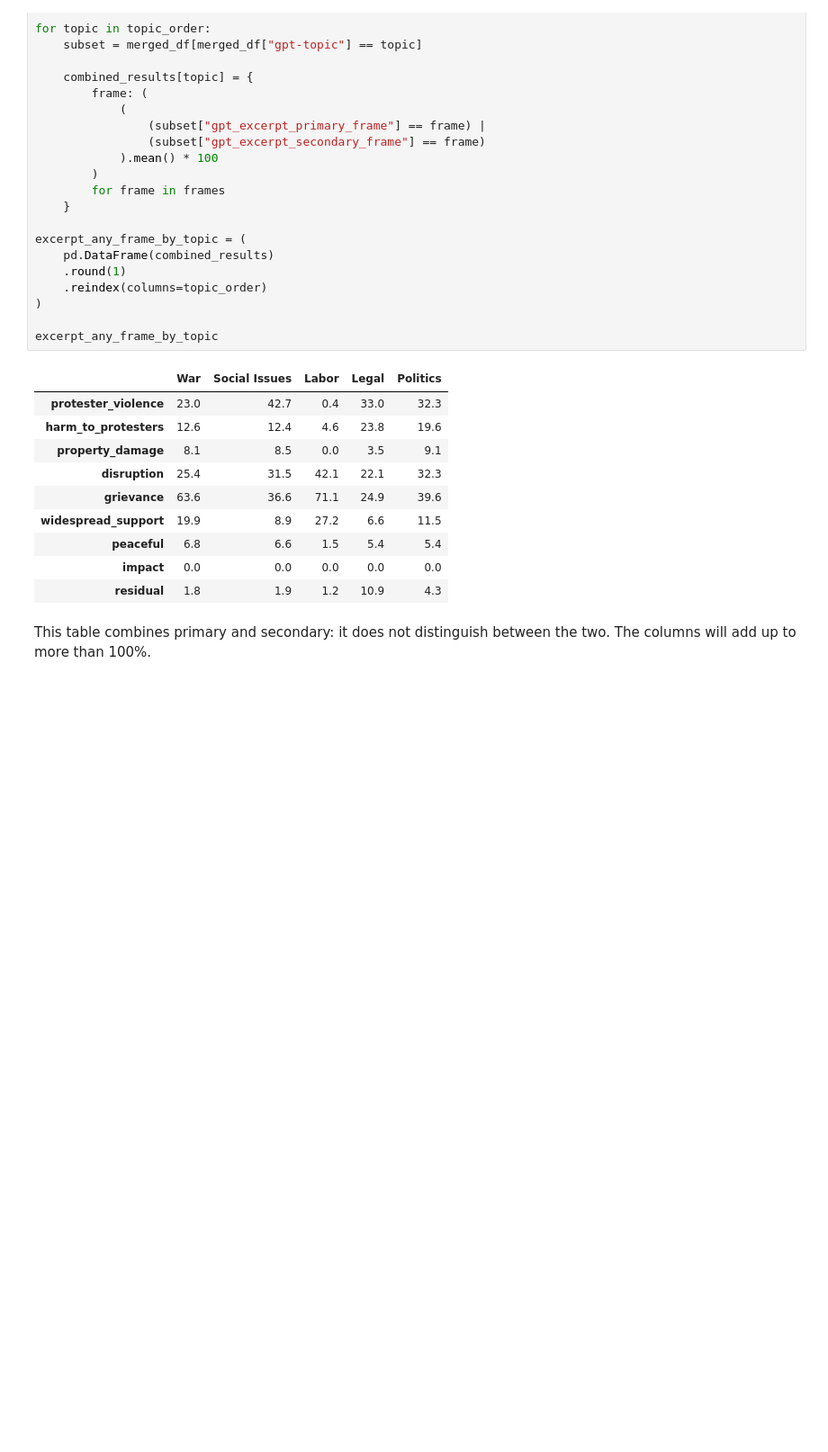
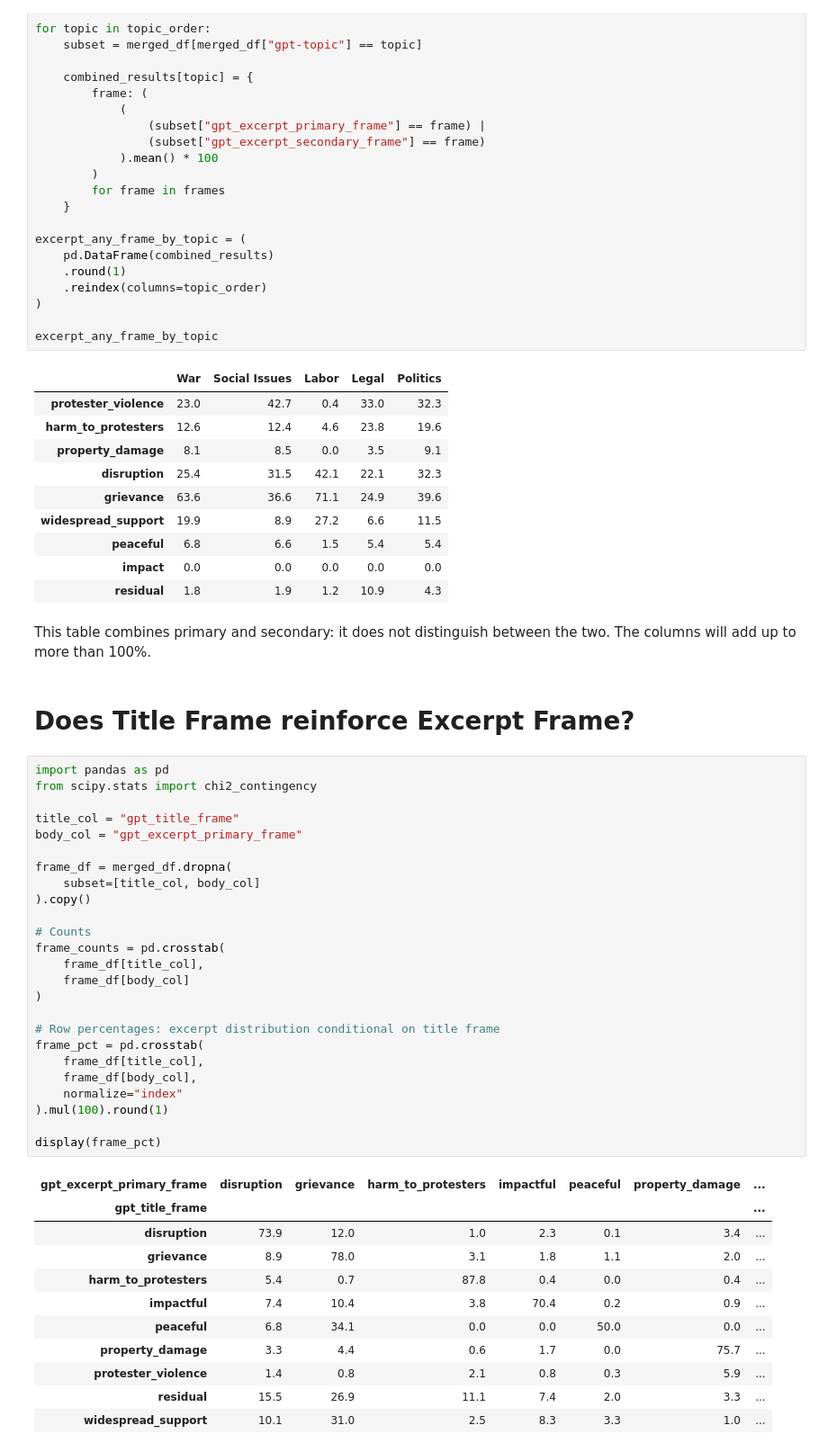
Before and after one commit to jjzhao12/protests_chai, a Jupyter notebook: analysis/explore.ipynb, the cells around one changed output. Shown at 90% size. Cells and saved outputs as stored; diff of their text form; blank space fills up the shorter version.

```diff
--- a/analysis/explore.ipynb
+++ b/analysis/explore.ipynb
@@ -683,3 +600,42 @@ excerpt_any_frame_by_topic
 | residual | 1.8 | 1.9 | 1.2 | 10.9 | 4.3 |
 # %% [markdown]
 This table combines primary and secondary: it does not distinguish between the two. The columns will add up to more than 100%.
+# %% [markdown]
+# Does Title Frame reinforce Excerpt Frame?
+# %%
+import pandas as pd
+from scipy.stats import chi2_contingency
+
+title_col = "gpt_title_frame"
+body_col = "gpt_excerpt_primary_frame"
+
+frame_df = merged_df.dropna(
+    subset=[title_col, body_col]
+).copy()
+
+# Counts
+frame_counts = pd.crosstab(
+    frame_df[title_col],
+    frame_df[body_col]
+)
+
+# Row percentages: excerpt distribution conditional on title frame
+frame_pct = pd.crosstab(
+    frame_df[title_col],
+    frame_df[body_col],
+    normalize="index"
+).mul(100).round(1)
+
+display(frame_pct)
+# %% [output]
+| gpt_excerpt_primary_frame | disruption | grievance | harm_to_protesters | impactful | peaceful | property_damage | ... |
+| gpt_title_frame |  |  |  |  |  |  | ... |
+| disruption | 73.9 | 12.0 | 1.0 | 2.3 | 0.1 | 3.4 | ... |
+| grievance | 8.9 | 78.0 | 3.1 | 1.8 | 1.1 | 2.0 | ... |
+| harm_to_protesters | 5.4 | 0.7 | 87.8 | 0.4 | 0.0 | 0.4 | ... |
+| impactful | 7.4 | 10.4 | 3.8 | 70.4 | 0.2 | 0.9 | ... |
+| peaceful | 6.8 | 34.1 | 0.0 | 0.0 | 50.0 | 0.0 | ... |
+| property_damage | 3.3 | 4.4 | 0.6 | 1.7 | 0.0 | 75.7 | ... |
+| protester_violence | 1.4 | 0.8 | 2.1 | 0.8 | 0.3 | 5.9 | ... |
+| residual | 15.5 | 26.9 | 11.1 | 7.4 | 2.0 | 3.3 | ... |
+| widespread_support | 10.1 | 31.0 | 2.5 | 8.3 | 3.3 | 1.0 | ... |
```
Also changed, not shown: parts of 14 cells of this notebook, 6 other files.
